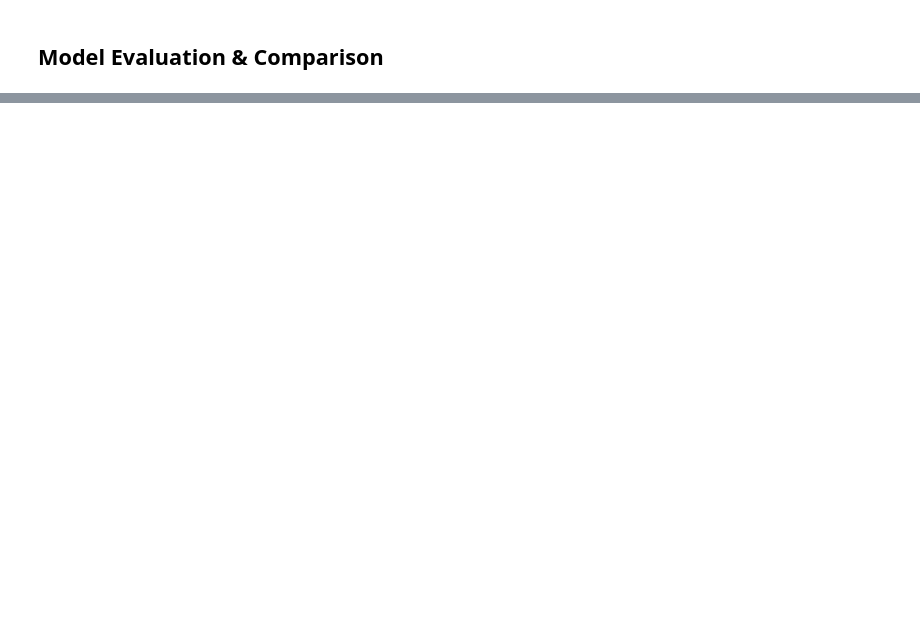
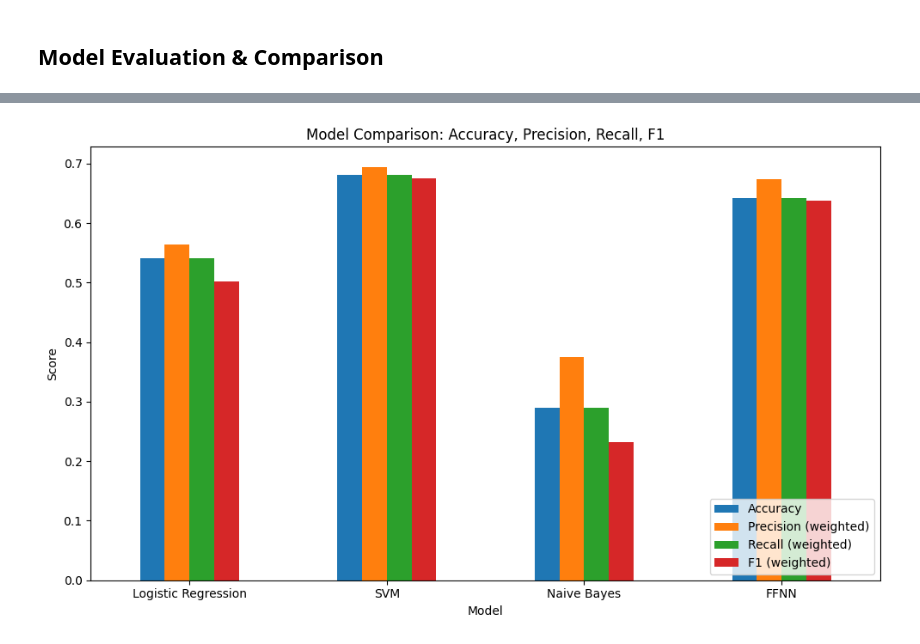
Before and after one commit to hannah-lin-nu/HTS-Master-Classifier, a Jupyter notebook: HTS_Classifier.ipynb, the cells around one changed output, grey strips where cells are left out. Drawn from its saved outputs; the diff is of its cells as text; code cells hidden in the pictures; blank space fills up the shorter version.

Commit message:
Add Model 3 (Naive Bayes), Model 4 (FFNN), and evaluate_model comparison

```diff
--- a/HTS_Classifier.ipynb
+++ b/HTS_Classifier.ipynb
@@ -260,0 +383,6 @@ print(precision_score(y_test, svm_pred, average='weighted', zero_division=0))
+# %%
+ffnn_model.eval()
+with torch.no_grad():
+    X_test_gpu = X_test_dense.to(device)
+    ffnn_logits = ffnn_model(X_test_gpu)
+    ffnn_pred = ffnn_logits.argmax(dim=1).cpu().numpy()
@@ -261,2 +396,28 @@ print(precision_score(y_test, svm_pred, average='weighted', zero_division=0))
 # %% [markdown]
 ## Model Evaluation & Comparison
+# %%
+from sklearn.metrics import accuracy_score, precision_score, recall_score, f1_score
+
+def evaluate_model(model_name, y_true, y_pred):
+    """
+    Calculate standard metrics for classification models. Returns a dictionary with the metrics
+    to compare each other.
+    """
+    metrics = {
+        "Model": model_name,
+        "Accuracy": accuracy_score(y_true, y_pred),
+        "Precision (weighted)": precision_score(y_true, y_pred, average='weighted', zero_division=0),
+        "Recall (weighted)": recall_score(y_true, y_pred, average='weighted', zero_division=0),
+        "F1 (weighted)": f1_score(y_true, y_pred, average='weighted', zero_division=0),
+    }
+    return metrics
+# %%
+results = []
+
+results.append(evaluate_model("Logistic Regression", y_test, log_pred))
+results.append(evaluate_model("SVM", y_test, svm_pred))
+results.append(evaluate_model("Naive Bayes", y_test, nb_pred))
+results.append(evaluate_model("FFNN", y_test, ffnn_pred))
+
+comparison_df = pd.DataFrame(results)
+comparison_df
@@ -262,0 +430,12 @@ print(precision_score(y_test, svm_pred, average='weighted', zero_division=0))
+# %%
+comparison_df.set_index("Model")[["Accuracy", "Precision (weighted)", "Recall (weighted)", "F1 (weighted)"]].plot(
+    kind="bar", figsize=(10, 6)
+)
+plt.title("Model Comparison: Accuracy, Precision, Recall, F1")
+plt.ylabel("Score")
+plt.xticks(rotation=0)
+plt.legend(loc="lower right")
+plt.tight_layout()
+plt.show()
+# %% [output]
+[figure, added]
```
Also changed, not shown: parts of 18 cells of this notebook, 1 other file.
